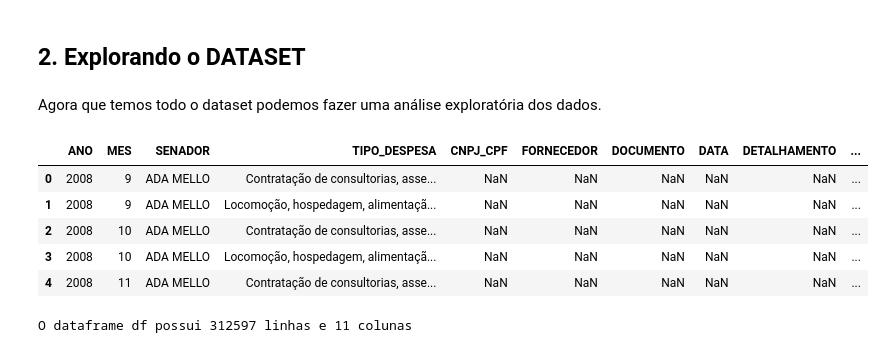
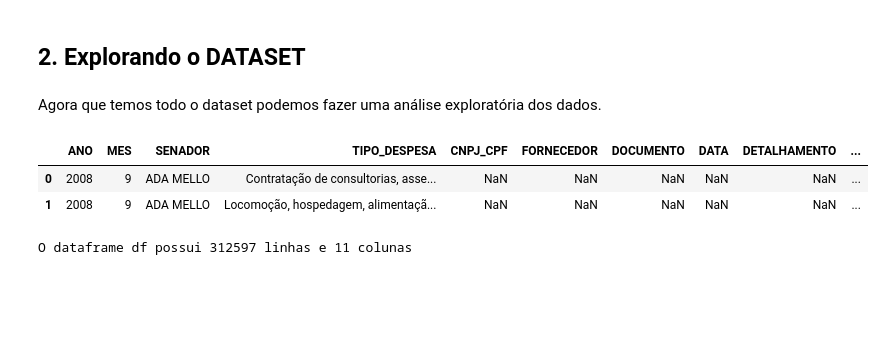
Before and after one commit to ThaisBee/CEAPS, a Jupyter notebook: CEAPS.ipynb, the cells around one changed output. Saved outputs shown, nothing was run; the diff lists cells and outputs as text; code cells hidden in the pictures; blank space fills up the shorter version.

```diff
--- a/CEAPS.ipynb
+++ b/CEAPS.ipynb
@@ -47,14 +47,11 @@ df = pd.concat(df_list, ignore_index=True)
 # %% [markdown]
 Agora que temos todo o dataset podemos fazer uma análise exploratória dos dados.
 # %%
-df.head()
+df.head(2)
 # %% [output]
 |  | ANO | MES | SENADOR | TIPO_DESPESA | CNPJ_CPF | FORNECEDOR | DOCUMENTO | DATA | DETALHAMENTO | ... |
 | 0 | 2008 | 9 | ADA MELLO | Contratação de consultorias, asse... | NaN | NaN | NaN | NaN | NaN | ... |
 | 1 | 2008 | 9 | ADA MELLO | Locomoção, hospedagem, alimentaçã... | NaN | NaN | NaN | NaN | NaN | ... |
-| 2 | 2008 | 10 | ADA MELLO | Contratação de consultorias, asse... | NaN | NaN | NaN | NaN | NaN | ... |
-| 3 | 2008 | 10 | ADA MELLO | Locomoção, hospedagem, alimentaçã... | NaN | NaN | NaN | NaN | NaN | ... |
-| 4 | 2008 | 11 | ADA MELLO | Contratação de consultorias, asse... | NaN | NaN | NaN | NaN | NaN | ... |
 # %%
 print('O dataframe df possui %d linhas e %d colunas'%(df.shape[0],df.shape[1]))
 # %% [output]
```
Also changed, not shown: parts of 54 cells of this notebook.
